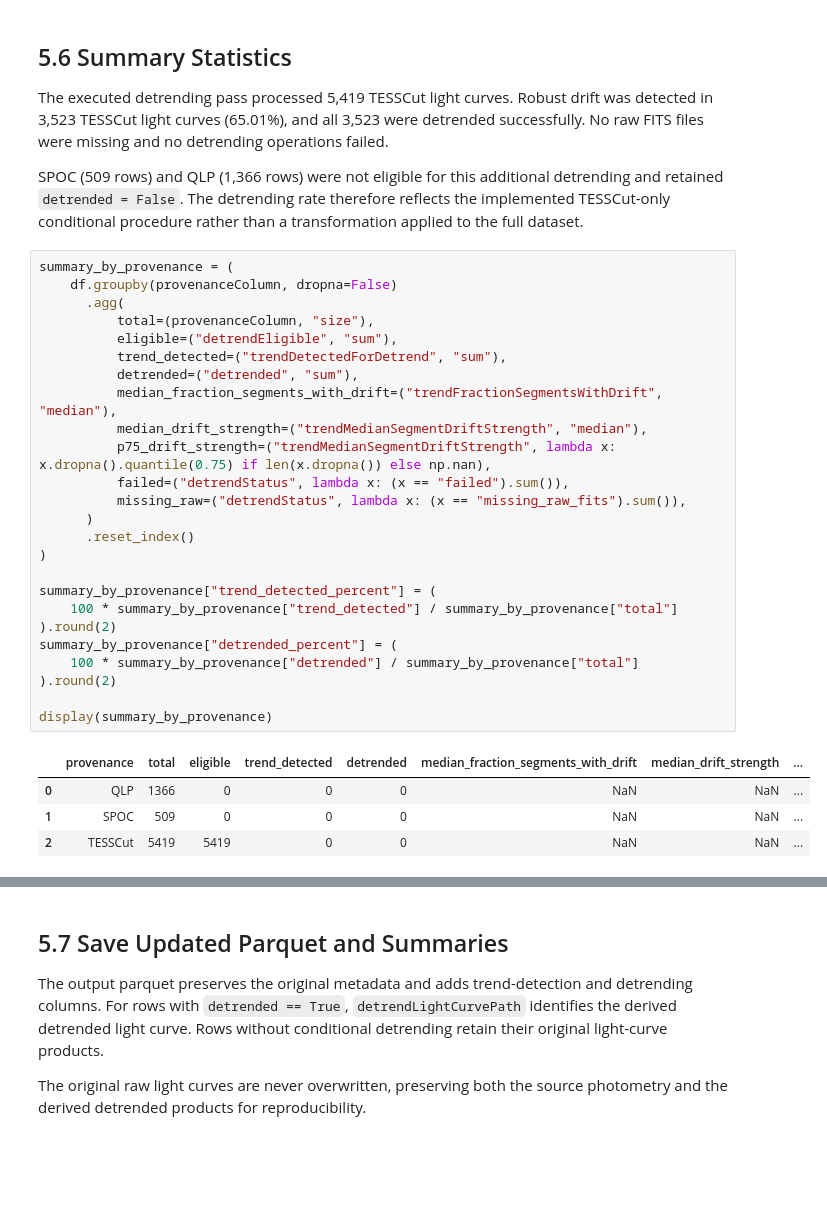
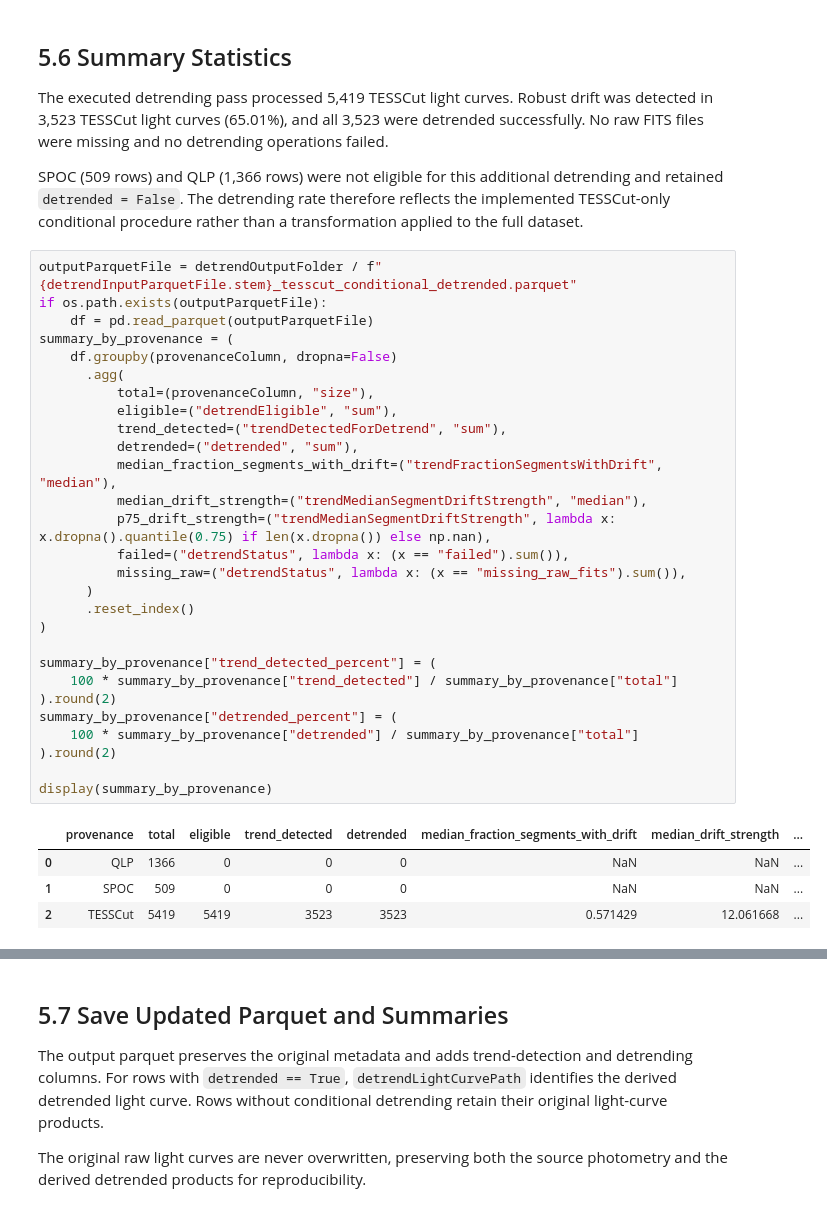
Before and after one commit to jonathanliang1/TESS_Research_Publication, a Jupyter notebook: notebooks/01_data_pipeline.ipynb, the cells around one changed output, grey strips where cells are left out. Saved outputs shown, nothing was run; the diff lists cells and outputs as text; blank space fills up the shorter version.

Commit message:
detrend clean up

```diff
--- a/notebooks/01_data_pipeline.ipynb
+++ b/notebooks/01_data_pipeline.ipynb
@@ -6605,35 +6605,38 @@ The executed detrending pass processed 5,419 TESSCut light curves. Robust drift
 
 SPOC (509 rows) and QLP (1,366 rows) were not eligible for this additional detrending and retained `detrended = False`. The detrending rate therefore reflects the implemented TESSCut-only conditional procedure rather than a transformation applied to the full dataset.
 # %%
+outputParquetFile = detrendOutputFolder / f"{detrendInputParquetFile.stem}_tesscut_conditional_detrended.parquet"
+if os.path.exists(outputParquetFile):
+    df = pd.read_parquet(outputParquetFile)
 summary_by_provenance = (
     df.groupby(provenanceColumn, dropna=False)
       .agg(
           total=(provenanceColumn, "size"),
           eligible=("detrendEligible", "sum"),
           trend_detected=("trendDetectedForDetrend", "sum"),
           detrended=("detrended", "sum"),
           median_fraction_segments_with_drift=("trendFractionSegmentsWithDrift", "median"),
           median_drift_strength=("trendMedianSegmentDriftStrength", "median"),
           p75_drift_strength=("trendMedianSegmentDriftStrength", lambda x: x.dropna().quantile(0.75) if len(x.dropna()) else np.nan),
           failed=("detrendStatus", lambda x: (x == "failed").sum()),
           missing_raw=("detrendStatus", lambda x: (x == "missing_raw_fits").sum()),
       )
       .reset_index()
 )
 
 summary_by_provenance["trend_detected_percent"] = (
     100 * summary_by_provenance["trend_detected"] / summary_by_provenance["total"]
 ).round(2)
 summary_by_provenance["detrended_percent"] = (
     100 * summary_by_provenance["detrended"] / summary_by_provenance["total"]
 ).round(2)
 
 display(summary_by_provenance)
 # %% [output]
 |  | provenance | total | eligible | trend_detected | detrended | median_fraction_segments_with_drift | median_drift_strength | ... |
 | 0 | QLP | 1366 | 0 | 0 | 0 | NaN | NaN | ... |
 | 1 | SPOC | 509 | 0 | 0 | 0 | NaN | NaN | ... |
-| 2 | TESSCut | 5419 | 5419 | 0 | 0 | NaN | NaN | ... |
+| 2 | TESSCut | 5419 | 5419 | 3523 | 3523 | 0.571429 | 12.061668 | ... |
 # %%
 if "family" in df.columns:
     summary_by_family = (
```
Also changed, not shown: parts of 1 cell of this notebook.
